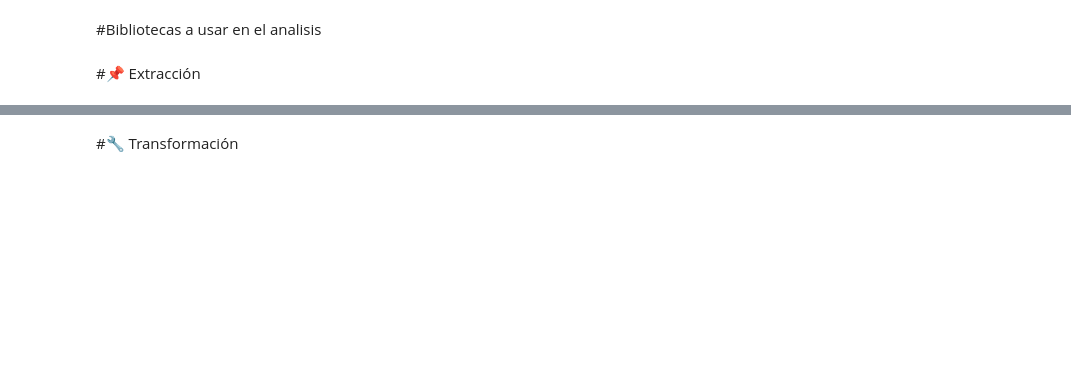
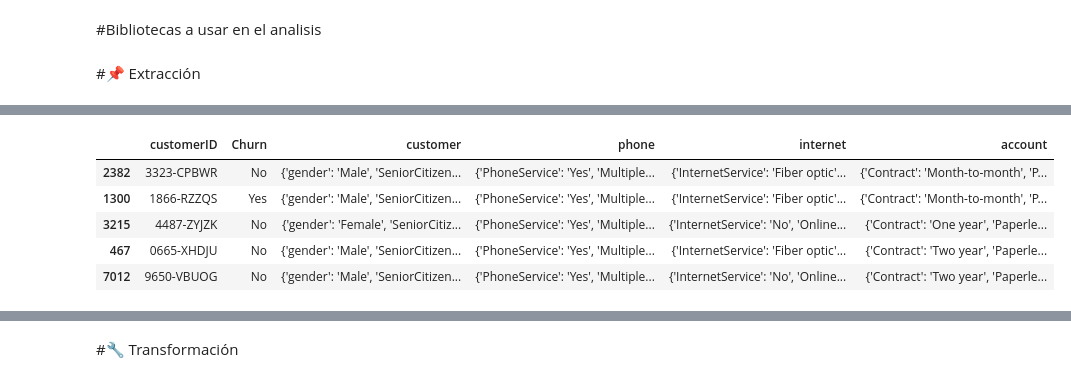
Before and after one commit to Kevincancino26/Challenge-Telecom-X-an-lisis-de-evacion-de-clientes, a Jupyter notebook: TelecomX_LATAM.ipynb, the cells around one changed output, grey strips where cells are left out. Drawn from its saved outputs; the diff is of its cells as text; code cells hidden in the pictures; blank space fills up the shorter version.

```diff
--- a/TelecomX_LATAM.ipynb
+++ b/TelecomX_LATAM.ipynb
@@ -12,0 +33,9 @@ import plotly.express as px
+# %%
+df.sample(5)
+# %% [output]
+|  | customerID | Churn | customer | phone | internet | account |
+| 2382 | 3323-CPBWR | No | {'gender': 'Male', 'SeniorCitizen... | {'PhoneService': 'Yes', 'Multiple... | {'InternetService': 'Fiber optic'... | {'Contract': 'Month-to-month', 'P... |
+| 1300 | 1866-RZZQS | Yes | {'gender': 'Male', 'SeniorCitizen... | {'PhoneService': 'Yes', 'Multiple... | {'InternetService': 'Fiber optic'... | {'Contract': 'Month-to-month', 'P... |
+| 3215 | 4487-ZYJZK | No | {'gender': 'Female', 'SeniorCitiz... | {'PhoneService': 'Yes', 'Multiple... | {'InternetService': 'No', 'Online... | {'Contract': 'One year', 'Paperle... |
+| 467 | 0665-XHDJU | No | {'gender': 'Male', 'SeniorCitizen... | {'PhoneService': 'Yes', 'Multiple... | {'InternetService': 'Fiber optic'... | {'Contract': 'Two year', 'Paperle... |
+| 7012 | 9650-VBUOG | No | {'gender': 'Male', 'SeniorCitizen... | {'PhoneService': 'Yes', 'Multiple... | {'InternetService': 'No', 'Online... | {'Contract': 'Two year', 'Paperle... |
```
Also changed, not shown: parts of 5 cells of this notebook.
